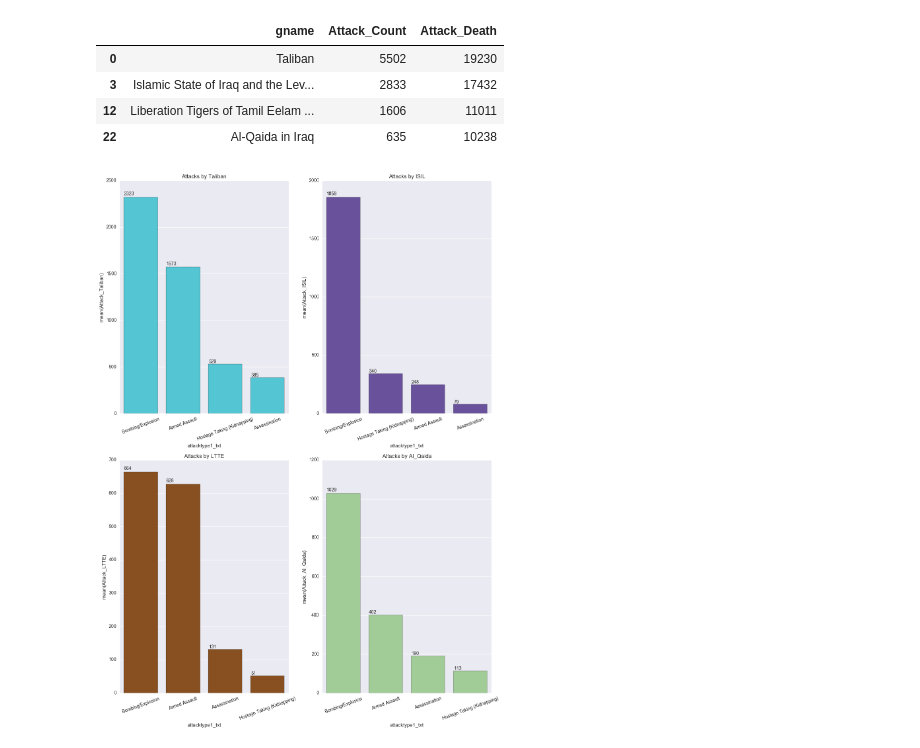
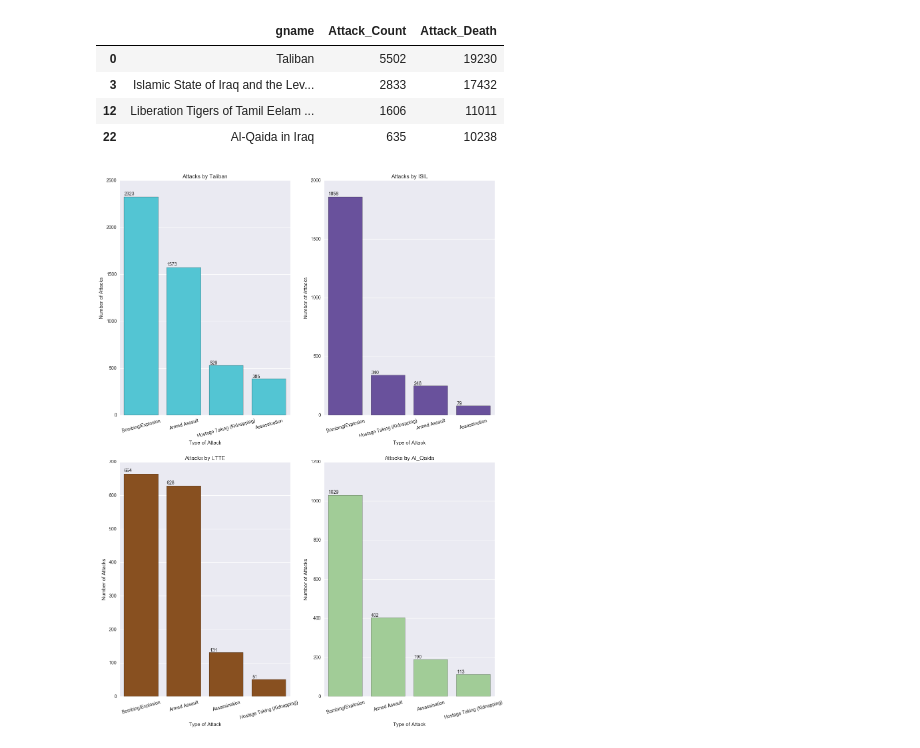
Before and after one commit to prashantvikramsingh/Data-Analysis-using-Python, a Jupyter notebook: final/analysis/ana_4.ipynb, the cells around one changed output. Drawn from its saved outputs; the diff is of its cells as text; code cells hidden in the pictures.

```diff
--- a/final/analysis/ana_4.ipynb
+++ b/final/analysis/ana_4.ipynb
@@ -119,32 +122,40 @@ Group_Al_Qaida = sample_DF[(sample_DF.gname.str.contains('Al-Qaida')) & (sample_
 # %%
 fig = plt.figure()
 ax1 = fig.add_subplot(2, 2, 1)
 ax2 = fig.add_subplot(2, 2, 2)
 ax3 = fig.add_subplot(2, 2, 3)
 ax4 = fig.add_subplot(2, 2, 4)
 
 ax1 = sns.barplot(x="attacktype1_txt", y="Attack_Taliban", data=Group_Taliban.head(4), ax=ax1, color="#3ed6e8")
 ax1.set_title('Attacks by Taliban')
+ax1.set_xlabel("Type of Attack")
+ax1.set_ylabel("Number of Attacks")
 
 ax2 = sns.barplot(x="attacktype1_txt", y="Attack_ISIL", data=Group_ISIL.head(4), ax=ax2, color="#6544a9")
 ax2.set_title('Attacks by ISIL')
+ax2.set_xlabel("Type of Attack")
+ax2.set_ylabel("Number of Attacks")
 
 ax3 = sns.barplot(x="attacktype1_txt", y="Attack_LTTE", data=Group_LTTE.head(4), ax=ax3, color="#994e0f")
 ax3.set_title('Attacks by LTTE')
+ax3.set_xlabel("Type of Attack")
+ax3.set_ylabel("Number of Attacks")
 
 ax4 = sns.barplot(x="attacktype1_txt", y="Attack_Al_Qaida", data=Group_Al_Qaida.head(4), ax=ax4, color="#9cd58e")
 ax4.set_title('Attacks by Al_Qaida')
+ax4.set_xlabel("Type of Attack")
+ax4.set_ylabel("Number of Attacks")
 
 plt.subplots_adjust(right=2, top=4)
 
 for ax in fig.axes:
     plt.sca(ax)
-    plt.xticks(rotation=20)
+    plt.xticks(rotation=15)
 
 for ax in fig.axes:
     for p in ax.patches:
         ax.annotate(str(round(p.get_height())), (p.get_x() * 1.005, p.get_height() * 1.005), ha='left', va='bottom')
 
 plt.savefig('ana_4\\terrgrouppattern.png', bbox_inches='tight')
 # %% [output]
-[figure, old version]
+[figure, new version]
```
Also changed, not shown: parts of 2 cells of this notebook, 11 other files.
